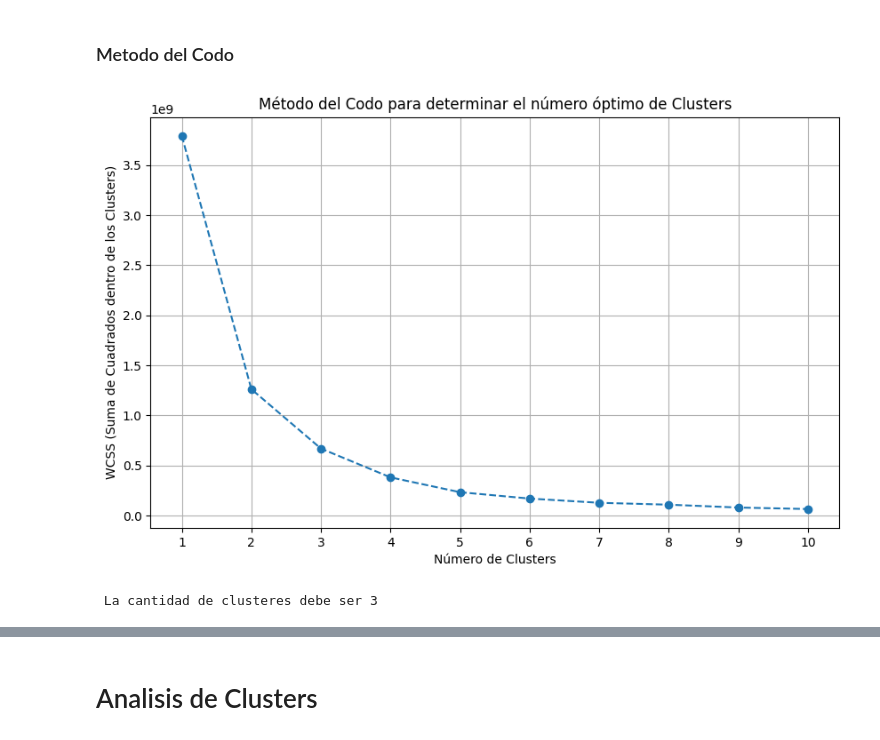
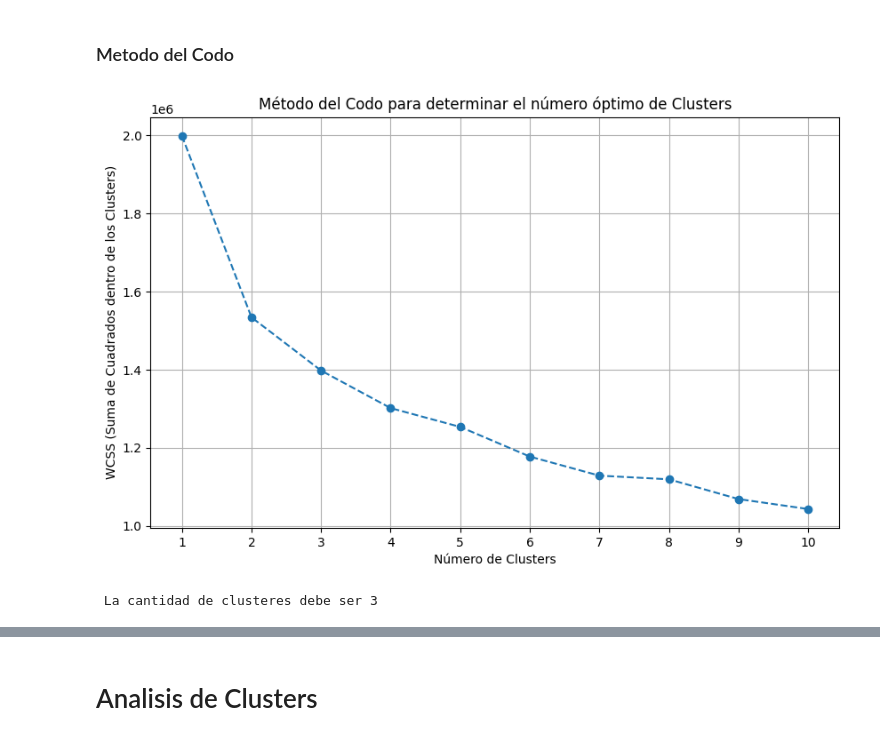
Before and after one commit to chamale-rac/data-mining-project, a Jupyter notebook: gauge_clustering.ipynb, the cells around one changed output, grey strips where cells are left out. Saved outputs shown, nothing was run; the diff lists cells and outputs as text; code cells hidden in the pictures.

Commit message:
Final Clustering

```diff
--- a/gauge_clustering.ipynb
+++ b/gauge_clustering.ipynb
@@ -38,3 +34,26 @@ df['FECHA_ENTRE_EMISION_HECHO'] = (df['FECHA_EMISION'] - df['FECHA_HECHO']).dt.d
+# %%
+df['FECHA_EMISION'] = pd.to_datetime(df['FECHA_EMISION'])
+df['FECHA_HECHO'] = pd.to_datetime(df['FECHA_HECHO'])
+df['DAYS_DIFF'] = (df['FECHA_EMISION'] - df['FECHA_HECHO']).dt.days
+
+def categorize_date_diff(days_diff):
+    if days_diff == 0:
+        return 'Mismo día'
+    elif 1 <= days_diff <= 7:
+        return 'Dentro de la primera semana'
+    elif 8 <= days_diff <= 30:
+        return 'Dentro del primer mes'
+    elif 31 <= days_diff <= 365:
+        return 'Dentro del primer año'
+    elif days_diff > 365:
+        return 'Más de un año'
+    else:
+        return 'Fecha de emisión anterior a fecha del hecho'
+
+df['FECHA_ENTRE_EMISION_HECHO'] = df['DAYS_DIFF'].apply(categorize_date_diff)
+
+# Eliminamos la columna 'DAYS_DIFF' si ya no es necesaria
+df.drop(columns=['DAYS_DIFF'], inplace=True)
 # %%
 nuevas_columnas = [
     'VIC_REL_AGR', 'HEC_TIPAGRE', 'CONTEXTO_DE_VIC', 'MEDIDAS_SEGURIDAD',
@@ -60,7 +79,7 @@ dummies = pd.get_dummies(df_exploded['HEC_TIPAGRE'], prefix='TipoAgre')
 
 df_exploded = df_exploded.join(dummies)
 
-df_final = df_exploded.groupby(df_exploded.index)[dummies.columns].max(numeric_only=False)*1
+df_final = df_exploded.groupby(df_exploded.index)[dummies.columns].max(numeric_only=False)
 
 
 cols = ['VIC_REL_AGR', 'CONTEXTO_DE_VIC', 'MEDIDAS_SEGURIDAD',
@@ -195,0 +140,6 @@ df_imputed.head(25)
+# %%
+categoric_df = pd.DataFrame()
+for column in nuevo_df.columns:
+    categoric_df[column] = nuevo_df[column].astype('category')
+
+categoric_df.head()
@@ -196,24 +153,26 @@ df_imputed.head(25)
+# %%
+data_matrix = categoric_df.apply(lambda x: x.cat.codes).values
 # %% [markdown]
 ### Metodo del Codo
 # %%
 wcss = []
 for i in range(1, 11):
-    kmeans = KMeans(n_clusters=i, init='k-means++', random_state=42)
-    kmeans.fit(df_imputed)
-    wcss.append(kmeans.inertia_)
+    kmodes = KModes(n_clusters=i, init='Huang', n_init=5, verbose=0)
+    kmodes.fit(data_matrix)
+    wcss.append(kmodes.cost_)
 
 plt.figure(figsize=(10, 6))
 plt.plot(range(1, 11), wcss, marker='o', linestyle='--')
 plt.xlabel('Número de Clusters')
 plt.ylabel('WCSS (Suma de Cuadrados dentro de los Clusters)')
 plt.title('Método del Codo para determinar el número óptimo de Clusters')
 plt.xticks(np.arange(1, 11, 1))
 plt.grid(True)
 plt.show()
 
 
 localizador_codo = KneeLocator(range(1, 11), wcss, curve = 'convex', direction = "decreasing")
 print(f"\n La cantidad de clusteres debe ser {localizador_codo.elbow}")
 # %% [output]
-[figure, old version]
+[figure, new version]
  La cantidad de clusteres debe ser 3
```
Also changed, not shown: parts of 35 cells of this notebook.
